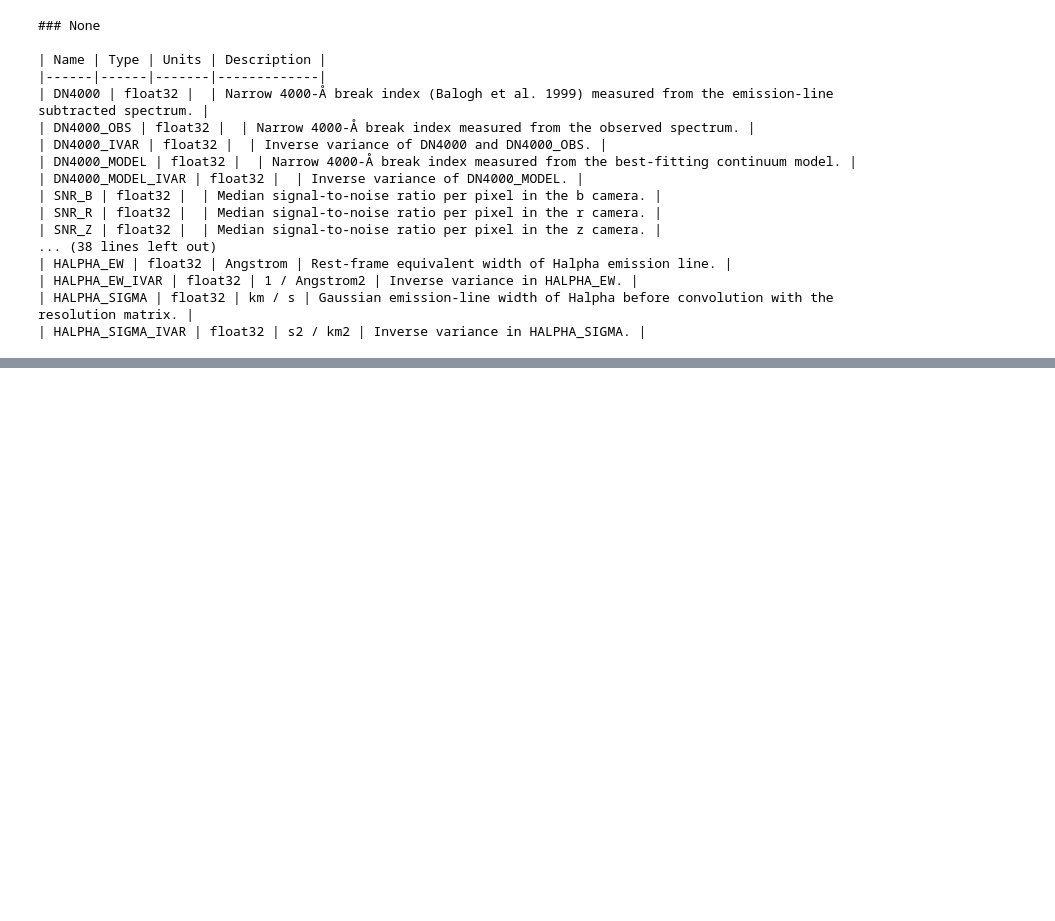
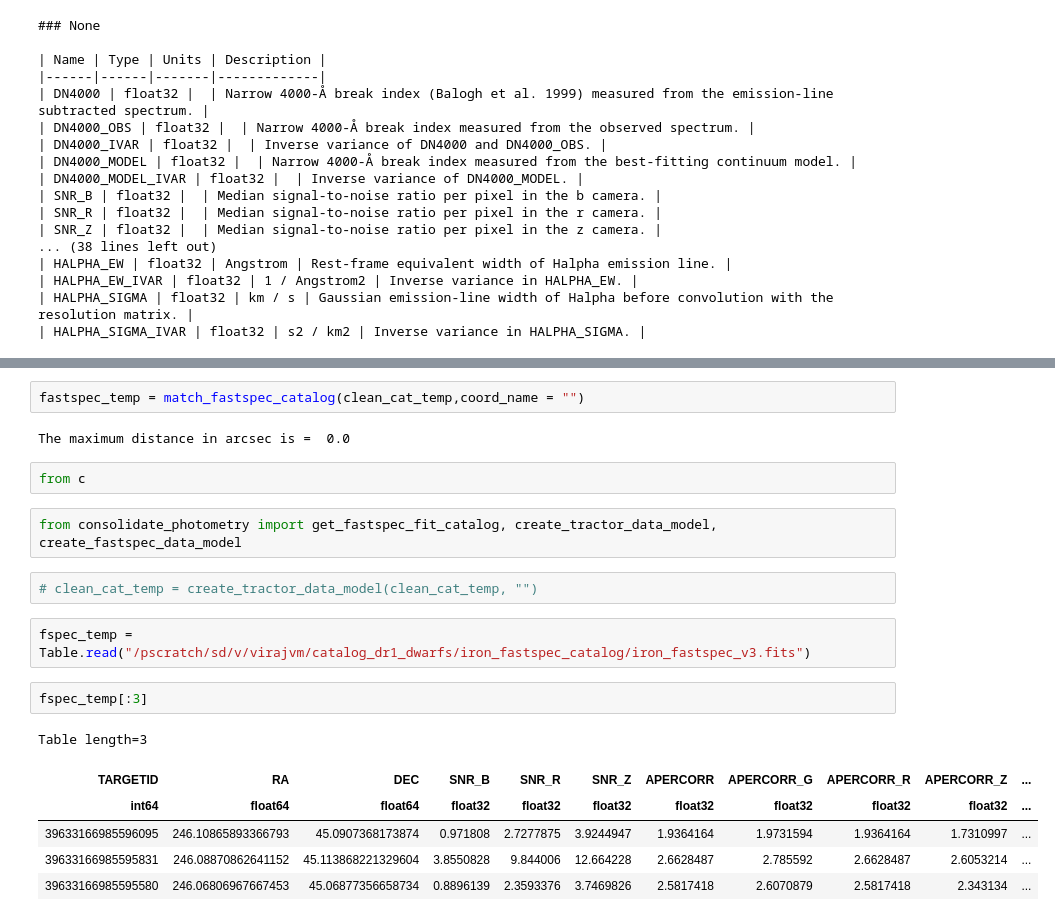
Before and after one commit to virajvman/desi_dwarfs, a Jupyter notebook: notebooks/sec2_catalog_summary.ipynb, the cells around one changed output, grey strips where cells are left out. Drawn from its saved outputs; the diff is of its cells as text; blank space fills up the shorter version.

```diff
--- a/notebooks/sec2_catalog_summary.ipynb
+++ b/notebooks/sec2_catalog_summary.ipynb
@@ -536,0 +543,21 @@ print(markdown_text)
+# %%
+fastspec_temp = match_fastspec_catalog(clean_cat_temp,coord_name = "")
+# %% [output]
+The maximum distance in arcsec is =  0.0
+# %%
+from c
+# %%
+from consolidate_photometry import get_fastspec_fit_catalog, create_tractor_data_model, create_fastspec_data_model
+# %%
+# clean_cat_temp = create_tractor_data_model(clean_cat_temp, "")
+# %%
+fspec_temp = Table.read("/pscratch/sd/v/virajvm/catalog_dr1_dwarfs/iron_fastspec_catalog/iron_fastspec_v3.fits")
+# %%
+fspec_temp[:3]
+# %% [output]
+Table length=3
+| TARGETID | RA | DEC | SNR_B | SNR_R | SNR_Z | APERCORR | APERCORR_G | APERCORR_R | APERCORR_Z | ... |
+| int64 | float64 | float64 | float32 | float32 | float32 | float32 | float32 | float32 | float32 | ... |
+| 39633166985596095 | 246.10865893366793 | 45.0907368173874 | 0.971808 | 2.7277875 | 3.9244947 | 1.9364164 | 1.9731594 | 1.9364164 | 1.7310997 | ... |
+| 39633166985595831 | 246.08870862641152 | 45.113868221329604 | 3.8550828 | 9.844006 | 12.664228 | 2.6628487 | 2.785592 | 2.6628487 | 2.6053214 | ... |
+| 39633166985595580 | 246.06806967667453 | 45.06877356658734 | 0.8896139 | 2.3593376 | 3.7469826 | 2.5817418 | 2.6070879 | 2.5817418 | 2.343134 | ... |
```
Also changed, not shown: parts of 3 cells of this notebook, 9 other files.
